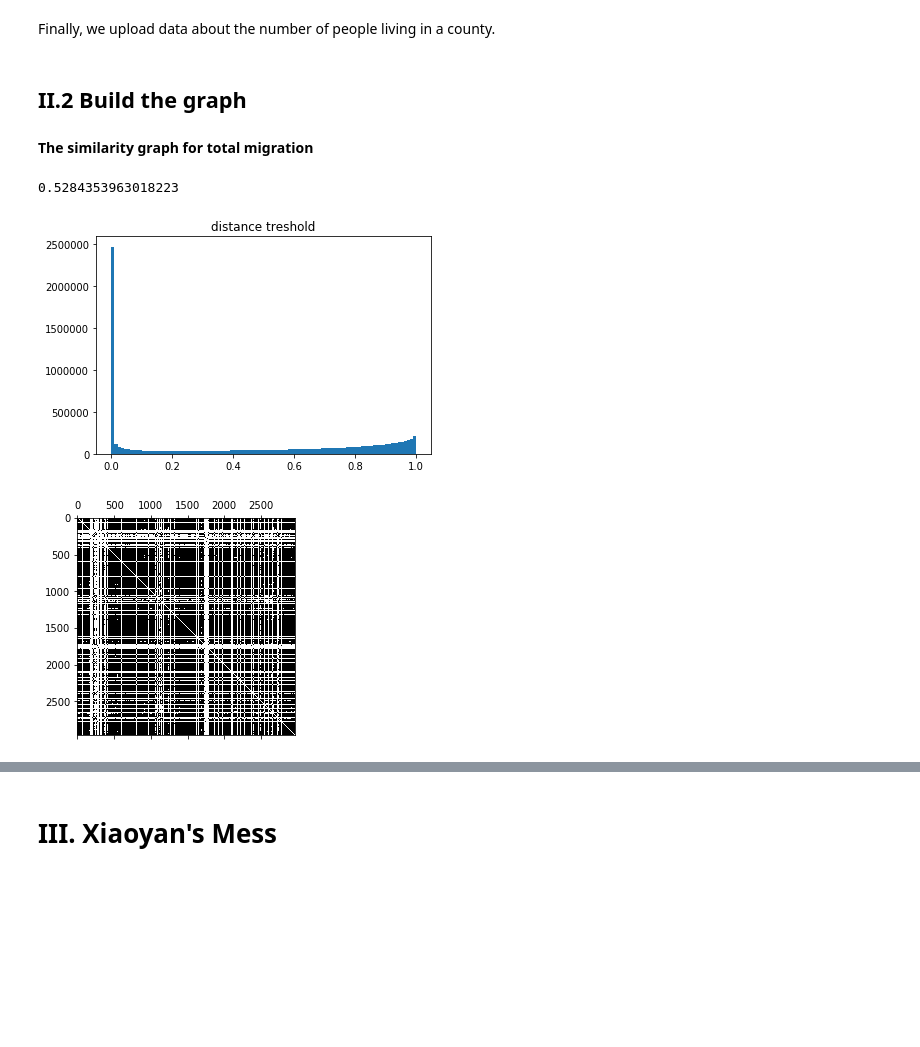
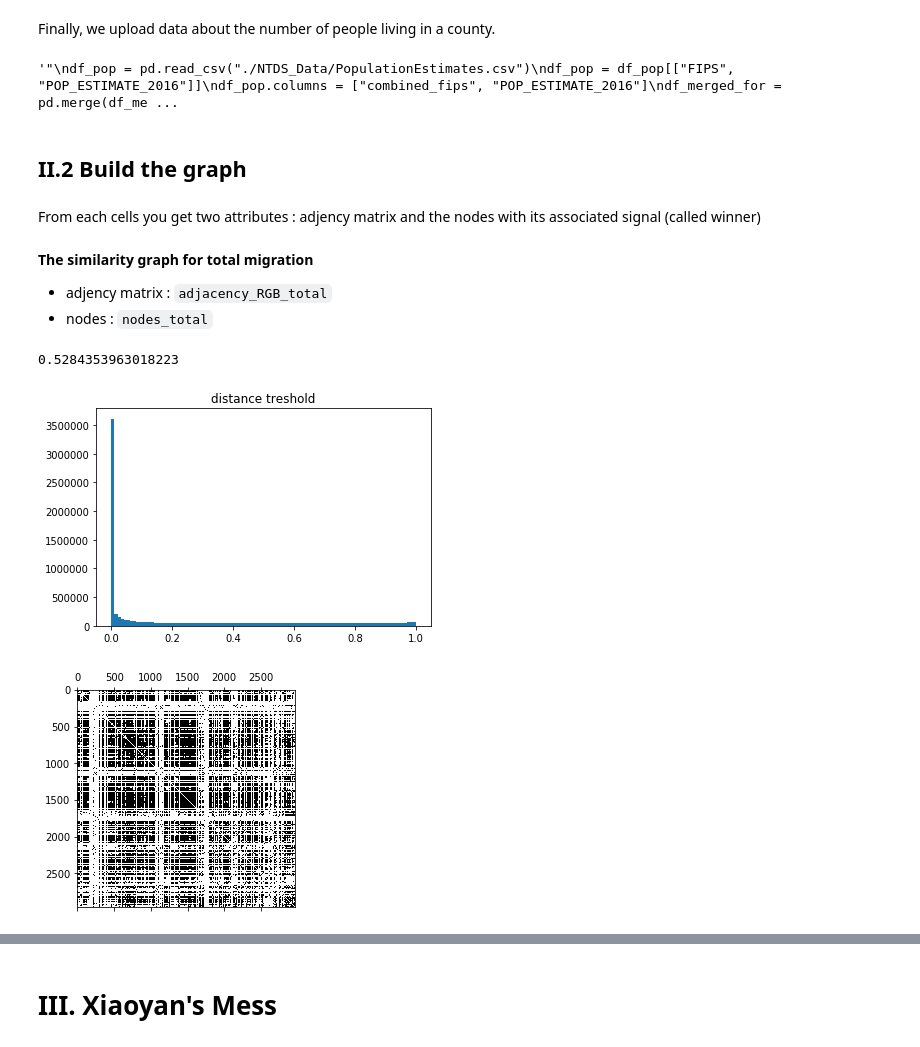
Before and after one commit to zxyzz/ntds_project, a Jupyter notebook: Project.ipynb, the cells around one changed output, grey strips where cells are left out. Cells and saved outputs as stored; diff of their text form; code cells hidden in the pictures; blank space fills up the shorter version.

```diff
--- a/Project.ipynb
+++ b/Project.ipynb
@@ -309,15 +309,16 @@ df_merged_for = pd.merge(df_migration_for, df_presidential_result, on="combined_
 df_merged_total['difference'] = df_merged_total['per_dem'] - df_merged_total['per_gop']
 df_merged_us['difference'] = df_merged_us['per_dem'] - df_merged_total['per_gop']
 df_merged_for['difference'] = df_merged_for['per_dem'] - df_merged_total['per_gop']
-df_merged_total['winner'] = df_merged_total['difference'].apply(lambda x : 0 if x > 0 else 1)
-df_merged_us['winner'] = df_merged_us['difference'].apply(lambda x : 0 if x > 0 else 1)
-df_merged_for['winner'] = df_merged_for['difference'].apply(lambda x : 0 if x > 0 else 1)
+df_merged_total['winner'] = df_merged_total['difference'].apply(lambda x : -1 if x > 0 else 1)
+df_merged_us['winner'] = df_merged_us['difference'].apply(lambda x : -1 if x > 0 else 1)
+df_merged_for['winner'] = df_merged_for['difference'].apply(lambda x : -1 if x > 0 else 1)
 df_merged_total = df_merged_total.drop(columns=['difference'])
 df_merged_us = df_merged_us.drop(columns=['difference'])
 df_merged_for = df_merged_for.drop(columns=['difference'])
 # %% [markdown]
 Finally, we upload data about the number of people living in a county.
 # %%
+""""
 df_pop = pd.read_csv("./NTDS_Data/PopulationEstimates.csv")
 df_pop = df_pop[["FIPS", "POP_ESTIMATE_2016"]]
 df_pop.columns = ["combined_fips", "POP_ESTIMATE_2016"]
@@ -327,20 +328,27 @@ df_merged_for["POP_ESTIMATE_2016"] = df_merged_for["POP_ESTIMATE_2016"].apply(la
 #df_merged_for = df_merged_for.to_numeric(axis=["POP_ESTIMATE_2016"])
 
 df_merged_for["n3"] = df_merged_for["n3"].divide(df_merged_for["POP_ESTIMATE_2016"].astype(int))
+"""
+# %% [output]
+'"\ndf_pop = pd.read_csv("./NTDS_Data/PopulationEstimates.csv")\ndf_pop = df_pop[["FIPS", "POP_ESTIMATE_2016"]]\ndf_pop.columns = ["combined_fips", "POP_ESTIMATE_2016"]\ndf_merged_for = pd.merge(df_me ...
 # %% [markdown]
 ## II.2 Build the graph
+# %% [markdown]
+From each cells you get two attributes : adjency matrix and the nodes with its associated signal (called winner)
 # %% [markdown]
 **The similarity graph for total migration**
+ - adjency matrix : `adjacency_RGB_total`
+ - nodes : `nodes_total`
 # %%
 X_total = df_merged_total.drop(columns=['combined_fips', 'per_dem', 'per_gop', 'winner'])
 nodes_total = df_merged_total.drop(columns=['n1', 'n2', 'agi', 'per_dem', 'per_gop']).values
 X_total['agi'] = (X_total['agi'] - X_total['agi'].mean()) / X_total['agi'].std()
 X_total['prop_ret/exempt'] = X_total['n1'] / X_total['n2']
 X_total = X_total.drop(columns=['n1', 'n2'])
-adjacency_RGB_total = epsilon_similarity_graph(X_total, sigma=0.976934499862608*0.1, epsilon=0.2)
+adjacency_RGB_total = epsilon_similarity_graph(X_total, sigma=0.5284353963018223*0.1, epsilon=0.3)
 plt.spy(adjacency_RGB_total)
 plt.show()
 # %% [output]
 0.5284353963018223
-[figure, old version]
+[figure, new version]
-[figure, old version]
+[figure, new version]
```
Also changed, not shown: parts of 4 cells of this notebook.
